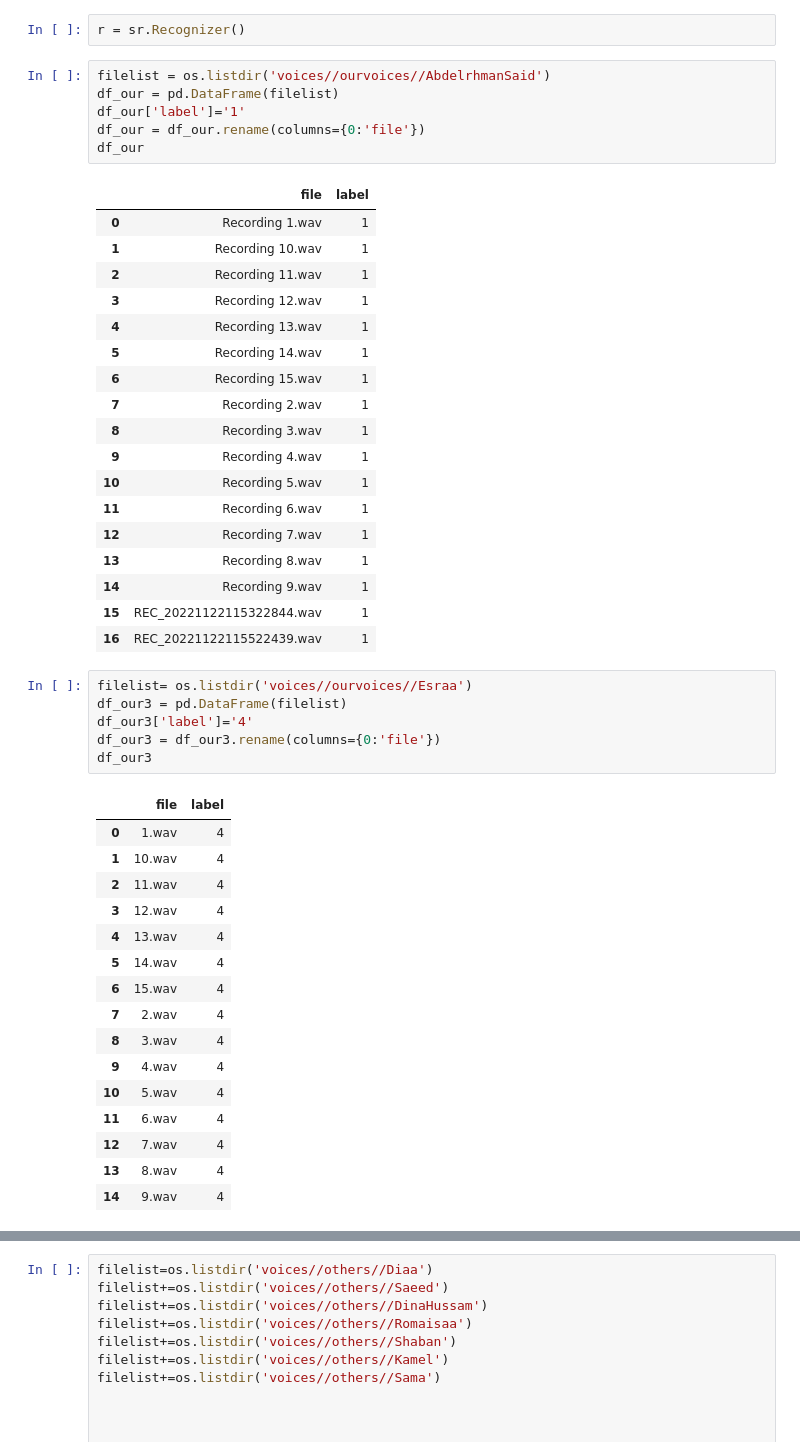
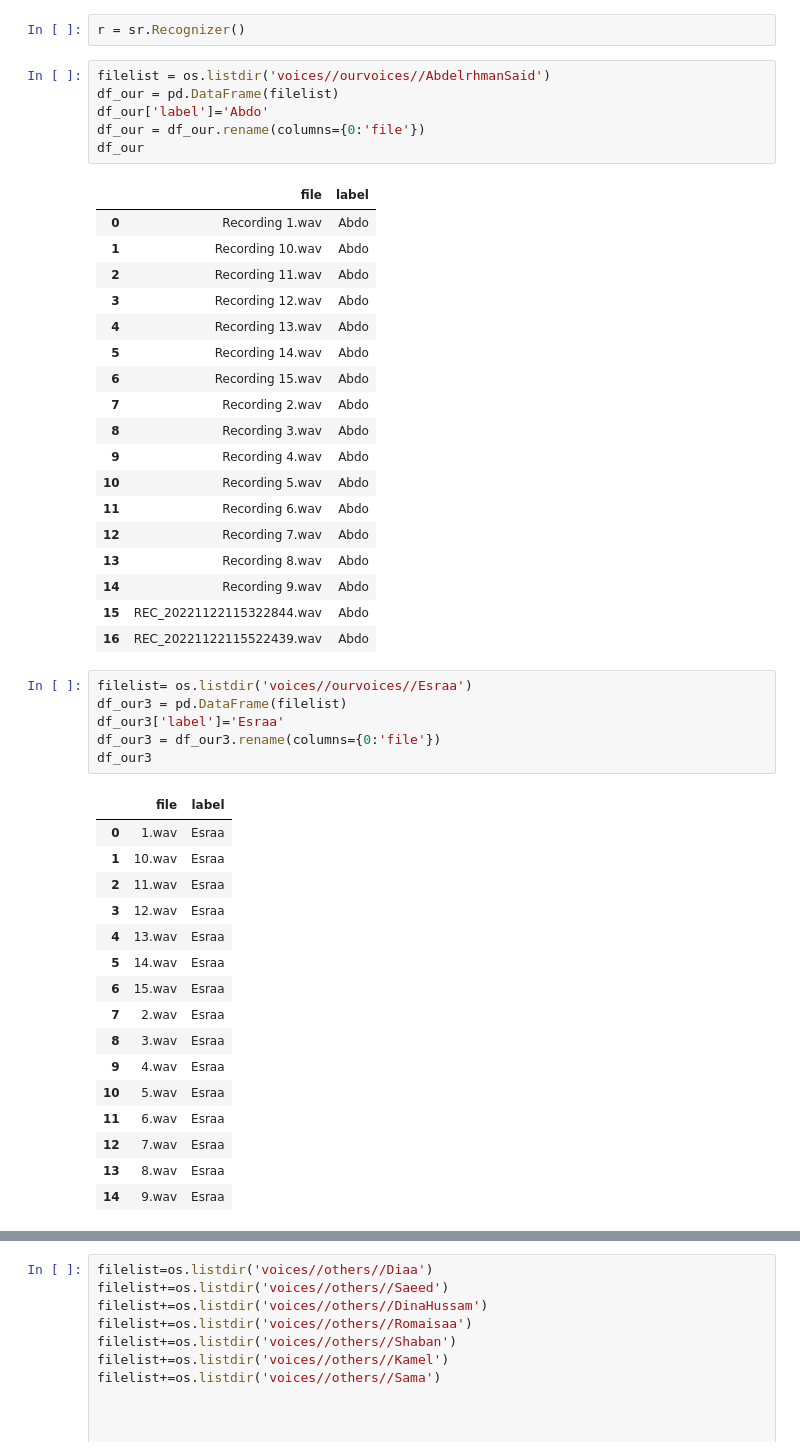
Before and after one commit to Esraa-alii/SpeakUp-task3-dsp-, a Jupyter notebook: Untitled-1.ipynb, the cells around one changed output, grey strips where cells are left out. Drawn from its saved outputs; the diff is of its cells as text.

Commit message:
label

```diff
--- a/Untitled-1.ipynb
+++ b/Untitled-1.ipynb
@@ -14,51 +14,51 @@ r = sr.Recognizer()
 # %%
 filelist = os.listdir('voices//ourvoices//AbdelrhmanSaid')
 df_our = pd.DataFrame(filelist)
-df_our['label']='1'
+df_our['label']='Abdo'
 df_our = df_our.rename(columns={0:'file'})
 df_our
 # %% [output]
 |  | file | label |
-| 0 | Recording 1.wav | 1 |
-| 1 | Recording 10.wav | 1 |
-| 2 | Recording 11.wav | 1 |
-| 3 | Recording 12.wav | 1 |
-| 4 | Recording 13.wav | 1 |
-| 5 | Recording 14.wav | 1 |
-| 6 | Recording 15.wav | 1 |
-| 7 | Recording 2.wav | 1 |
-| 8 | Recording 3.wav | 1 |
-| 9 | Recording 4.wav | 1 |
-| 10 | Recording 5.wav | 1 |
-| 11 | Recording 6.wav | 1 |
-| 12 | Recording 7.wav | 1 |
-| 13 | Recording 8.wav | 1 |
-| 14 | Recording 9.wav | 1 |
-| 15 | REC_20221122115322844.wav | 1 |
-| 16 | REC_20221122115522439.wav | 1 |
+| 0 | Recording 1.wav | Abdo |
+| 1 | Recording 10.wav | Abdo |
+| 2 | Recording 11.wav | Abdo |
+| 3 | Recording 12.wav | Abdo |
+| 4 | Recording 13.wav | Abdo |
+| 5 | Recording 14.wav | Abdo |
+| 6 | Recording 15.wav | Abdo |
+| 7 | Recording 2.wav | Abdo |
+| 8 | Recording 3.wav | Abdo |
+| 9 | Recording 4.wav | Abdo |
+| 10 | Recording 5.wav | Abdo |
+| 11 | Recording 6.wav | Abdo |
+| 12 | Recording 7.wav | Abdo |
+| 13 | Recording 8.wav | Abdo |
+| 14 | Recording 9.wav | Abdo |
+| 15 | REC_20221122115322844.wav | Abdo |
+| 16 | REC_20221122115522439.wav | Abdo |
 # %%
 filelist= os.listdir('voices//ourvoices//Esraa')
 df_our3 = pd.DataFrame(filelist)
-df_our3['label']='4'
+df_our3['label']='Esraa'
 df_our3 = df_our3.rename(columns={0:'file'})
 df_our3
 # %% [output]
 |  | file | label |
-| 0 | 1.wav | 4 |
-| 1 | 10.wav | 4 |
-| 2 | 11.wav | 4 |
-| 3 | 12.wav | 4 |
-| 4 | 13.wav | 4 |
-| 5 | 14.wav | 4 |
-| 6 | 15.wav | 4 |
-| 7 | 2.wav | 4 |
-| 8 | 3.wav | 4 |
-| 9 | 4.wav | 4 |
-| 10 | 5.wav | 4 |
-| 11 | 6.wav | 4 |
-| 12 | 7.wav | 4 |
-| 13 | 8.wav | 4 |
-| 14 | 9.wav | 4 |
+| 0 | 1.wav | Esraa |
+| 1 | 10.wav | Esraa |
+| 2 | 11.wav | Esraa |
+| 3 | 12.wav | Esraa |
+| 4 | 13.wav | Esraa |
+| 5 | 14.wav | Esraa |
+| 6 | 15.wav | Esraa |
+| 7 | 2.wav | Esraa |
+| 8 | 3.wav | Esraa |
+| 9 | 4.wav | Esraa |
+| 10 | 5.wav | Esraa |
+| 11 | 6.wav | Esraa |
+| 12 | 7.wav | Esraa |
+| 13 | 8.wav | Esraa |
+| 14 | 9.wav | Esraa |
 # %%
 filelist = os.listdir('voices//ourvoices//Nasser')
 df_our1 = pd.DataFrame(filelist)
```
Also changed, not shown: parts of 6 cells of this notebook.
